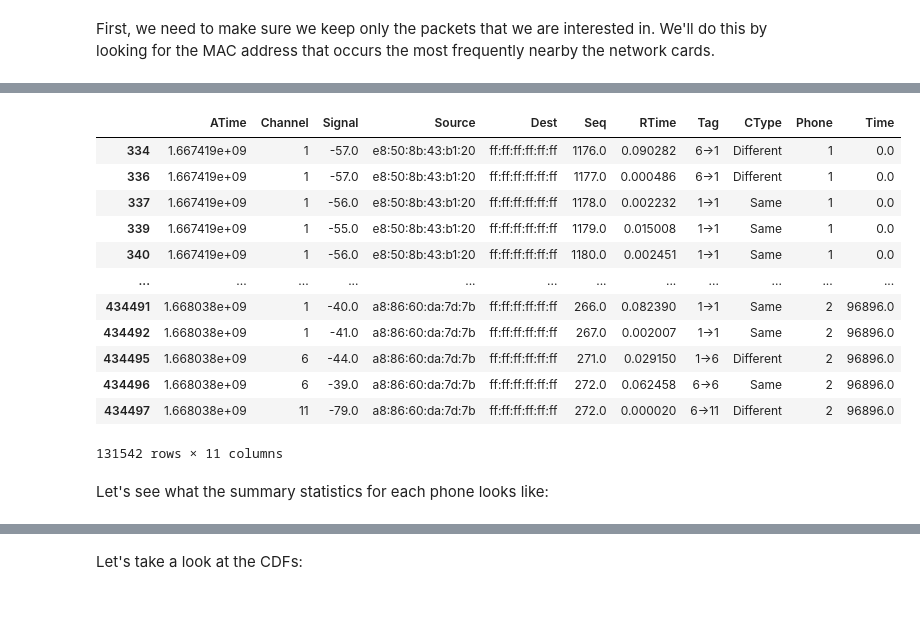
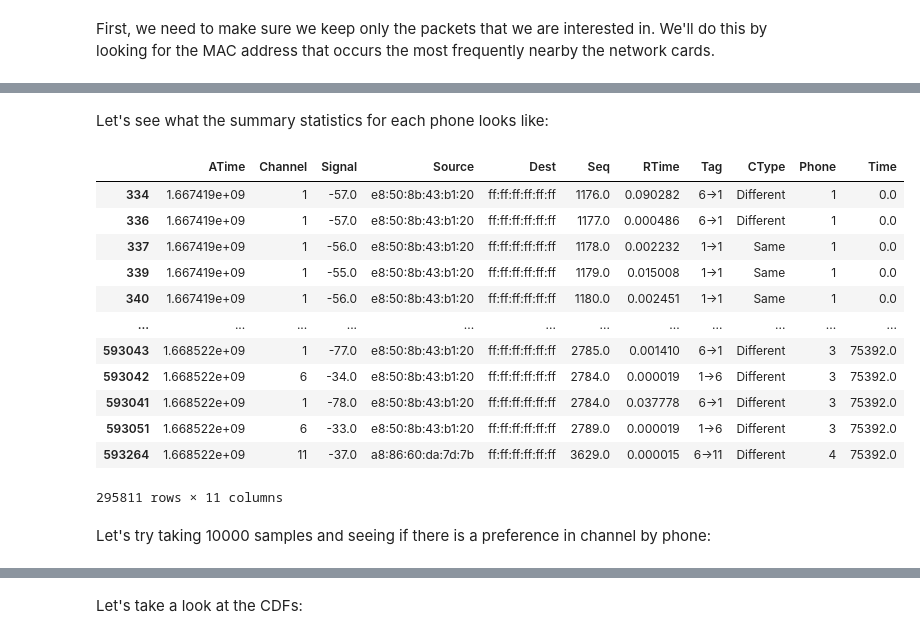
Before and after one commit to jdeinum/SDR, a Jupyter notebook: analysis/sdr_v3.ipynb, the cells around one changed output, grey strips where cells are left out. Drawn from its saved outputs; the diff is of its cells as text; code cells hidden in the pictures; blank space fills up the shorter version.

```diff
--- a/analysis/sdr_v3.ipynb
+++ b/analysis/sdr_v3.ipynb
@@ -90,29 +100,31 @@ Length: 422, dtype: int64
-# %%
-df1 = df1[df1.Source == "e8:50:8b:43:b1:20"].iloc[0:100000]
-df2 = df2[df2.Source == "a8:86:60:da:7d:7b"].iloc[0:100000]
-
-df1["Phone"] = 1
-df2["Phone"] = 2
-
-df1["Time"] = df1["ATime"] - df1["ATime"].iloc[0]
-df2["Time"] = df2["ATime"] - df2["ATime"].iloc[0]
-
-df = pd.concat([df1, df2])
-display(df)
-# %% [output]
-|  | ATime | Channel | Signal | Source | Dest | Seq | RTime | Tag | CType | Phone | Time |
-| 334 | 1.667419e+09 | 1 | -57.0 | e8:50:8b:43:b1:20 | ff:ff:ff:ff:ff:ff | 1176.0 | 0.090282 | 6->1 | Different | 1 | 0.0 |
-| 336 | 1.667419e+09 | 1 | -57.0 | e8:50:8b:43:b1:20 | ff:ff:ff:ff:ff:ff | 1177.0 | 0.000486 | 6->1 | Different | 1 | 0.0 |
-| 337 | 1.667419e+09 | 1 | -56.0 | e8:50:8b:43:b1:20 | ff:ff:ff:ff:ff:ff | 1178.0 | 0.002232 | 1->1 | Same | 1 | 0.0 |
-| 339 | 1.667419e+09 | 1 | -55.0 | e8:50:8b:43:b1:20 | ff:ff:ff:ff:ff:ff | 1179.0 | 0.015008 | 1->1 | Same | 1 | 0.0 |
-| 340 | 1.667419e+09 | 1 | -56.0 | e8:50:8b:43:b1:20 | ff:ff:ff:ff:ff:ff | 1180.0 | 0.002451 | 1->1 | Same | 1 | 0.0 |
-| ... | ... | ... | ... | ... | ... | ... | ... | ... | ... | ... | ... |
-| 434491 | 1.668038e+09 | 1 | -40.0 | a8:86:60:da:7d:7b | ff:ff:ff:ff:ff:ff | 266.0 | 0.082390 | 1->1 | Same | 2 | 96896.0 |
-| 434492 | 1.668038e+09 | 1 | -41.0 | a8:86:60:da:7d:7b | ff:ff:ff:ff:ff:ff | 267.0 | 0.002007 | 1->1 | Same | 2 | 96896.0 |
-| 434495 | 1.668038e+09 | 6 | -44.0 | a8:86:60:da:7d:7b | ff:ff:ff:ff:ff:ff | 271.0 | 0.029150 | 1->6 | Different | 2 | 96896.0 |
-| 434496 | 1.668038e+09 | 6 | -39.0 | a8:86:60:da:7d:7b | ff:ff:ff:ff:ff:ff | 272.0 | 0.062458 | 6->6 | Same | 2 | 96896.0 |
-| 434497 | 1.668038e+09 | 11 | -79.0 | a8:86:60:da:7d:7b | ff:ff:ff:ff:ff:ff | 272.0 | 0.000020 | 6->11 | Different | 2 | 96896.0 |
-131542 rows × 11 columns
 # %% [markdown]
 Let's see what the summary statistics for each phone looks like:
+# %%
+df1 = df1[df1.Source == "e8:50:8b:43:b1:20"].iloc[0:100000]
+df2 = df2[df2.Source == "a8:86:60:da:7d:7b"].iloc[0:100000]
+
+df1["Phone"] = 1
+df2["Phone"] = 2
+
+df1["Time"] = df1["ATime"] - df1["ATime"].iloc[0]
+df2["Time"] = df2["ATime"] - df2["ATime"].iloc[0]
+
+df = pd.concat([df1, df2, df3])
+display(df)
+# %% [output]
+|  | ATime | Channel | Signal | Source | Dest | Seq | RTime | Tag | CType | Phone | Time |
+| 334 | 1.667419e+09 | 1 | -57.0 | e8:50:8b:43:b1:20 | ff:ff:ff:ff:ff:ff | 1176.0 | 0.090282 | 6->1 | Different | 1 | 0.0 |
+| 336 | 1.667419e+09 | 1 | -57.0 | e8:50:8b:43:b1:20 | ff:ff:ff:ff:ff:ff | 1177.0 | 0.000486 | 6->1 | Different | 1 | 0.0 |
+| 337 | 1.667419e+09 | 1 | -56.0 | e8:50:8b:43:b1:20 | ff:ff:ff:ff:ff:ff | 1178.0 | 0.002232 | 1->1 | Same | 1 | 0.0 |
+| 339 | 1.667419e+09 | 1 | -55.0 | e8:50:8b:43:b1:20 | ff:ff:ff:ff:ff:ff | 1179.0 | 0.015008 | 1->1 | Same | 1 | 0.0 |
+| 340 | 1.667419e+09 | 1 | -56.0 | e8:50:8b:43:b1:20 | ff:ff:ff:ff:ff:ff | 1180.0 | 0.002451 | 1->1 | Same | 1 | 0.0 |
+| ... | ... | ... | ... | ... | ... | ... | ... | ... | ... | ... | ... |
+| 593043 | 1.668522e+09 | 1 | -77.0 | e8:50:8b:43:b1:20 | ff:ff:ff:ff:ff:ff | 2785.0 | 0.001410 | 6->1 | Different | 3 | 75392.0 |
+| 593042 | 1.668522e+09 | 6 | -34.0 | e8:50:8b:43:b1:20 | ff:ff:ff:ff:ff:ff | 2784.0 | 0.000019 | 1->6 | Different | 3 | 75392.0 |
+| 593041 | 1.668522e+09 | 1 | -78.0 | e8:50:8b:43:b1:20 | ff:ff:ff:ff:ff:ff | 2784.0 | 0.037778 | 6->1 | Different | 3 | 75392.0 |
+| 593051 | 1.668522e+09 | 6 | -33.0 | e8:50:8b:43:b1:20 | ff:ff:ff:ff:ff:ff | 2789.0 | 0.000019 | 1->6 | Different | 3 | 75392.0 |
+| 593264 | 1.668522e+09 | 11 | -37.0 | a8:86:60:da:7d:7b | ff:ff:ff:ff:ff:ff | 3629.0 | 0.000015 | 6->11 | Different | 4 | 75392.0 |
+295811 rows × 11 columns
+# %% [markdown]
+Let's try taking 10000 samples and seeing if there is a preference in channel by phone:
 # %%
```
Also changed, not shown: parts of 17 cells of this notebook.
